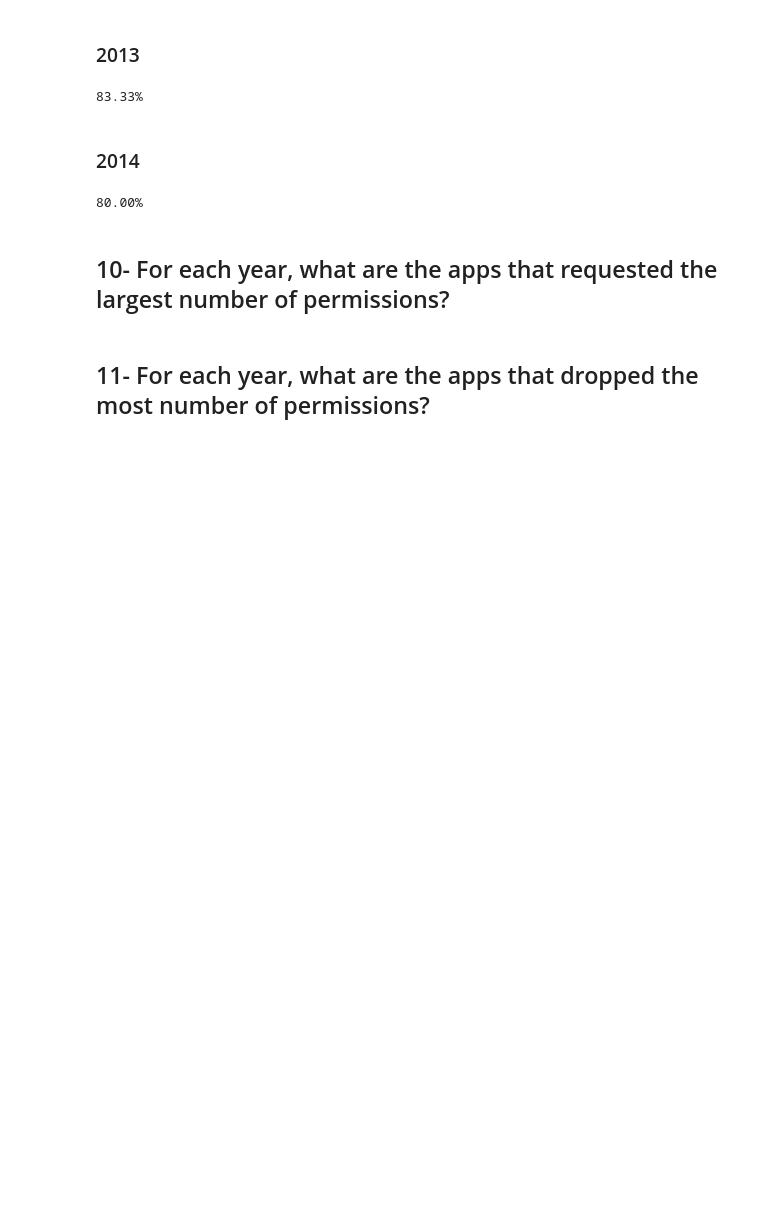
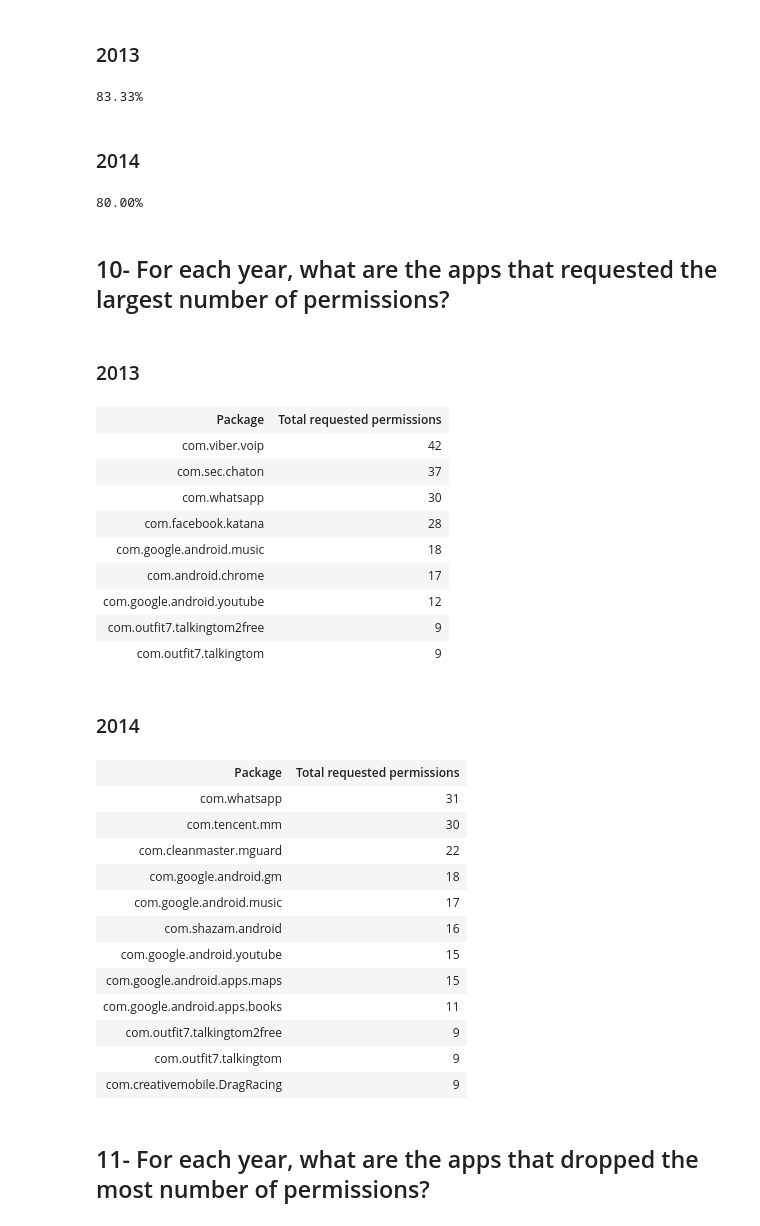
Before and after one commit to sieveable/sieveable-mining, a Jupyter notebook: notebooks/manifest-analysis.ipynb, the cells around one changed output. Saved outputs shown, nothing was run; the diff lists cells and outputs as text; code cells hidden in the pictures; blank space fills up the shorter version.

```diff
--- a/notebooks/manifest-analysis.ipynb
+++ b/notebooks/manifest-analysis.ipynb
@@ -647,5 +647,51 @@ for year in all_apps_grouped.groups.keys():
 80.00%
 # %% [markdown]
 ## 10- For each year, what are the apps that requested the largest number of permissions?
+# %%
+for year in all_apps_grouped.groups.keys():
+    display(HTML('<h3>' + str(year) + '</h3>'))
+    year_df = all_apps_grouped.get_group(year)
+    # Get the 10 largest total number of used permissions
+    per_counts = year_df['sys_permissions_count'].unique()
+    last_10 = np.sort(per_counts)[-10:]
+    apps_with_last_10 = year_df[year_df.sys_permissions_count.isin(last_10)]
+    apps_with_last_10 = apps_with_last_10.sort_values(by=['packageName', 'sys_permissions_count'], ascending=False)
+    apps_with_last_10 = apps_with_last_10.drop_duplicates('packageName', keep='first')
+    apps_with_last_10 = apps_with_last_10.sort_values(by=['sys_permissions_count'], ascending=False)
+    ## Add Google Play Link
+    apps_with_last_10['GooglePlay'] = apps_with_last_10['packageName'].apply(
+        lambda x: '<a href="https://play.google.com/store/apps/details?id={0}" target="_blank">{0}</a>'.format(x))
+    # Create HTML table.
+    # DataFrame.to_html does not work when the <a> has multiple attributes e.g. (href="" tagrget="_blank")
+    html_contnt = '<table><tr><th>Package</th><th>Total requested permissions</th></tr>'
+    for idx, row in apps_with_last_10.loc[:, ['packageName', 'sys_permissions_count', 'GooglePlay']].iterrows():
+        html_contnt += '<tr><td>' + row['GooglePlay'] + '</td><td>' + str(row['sys_permissions_count']) + '</td></tr>'
+    display(HTML(html_contnt + '</table>'))
+# %% [output]
+2013
+| Package | Total requested permissions |
+| com.viber.voip | 42 |
+| com.sec.chaton | 37 |
+| com.whatsapp | 30 |
+| com.facebook.katana | 28 |
+| com.google.android.music | 18 |
+| com.android.chrome | 17 |
+| com.google.android.youtube | 12 |
+| com.outfit7.talkingtom2free | 9 |
+| com.outfit7.talkingtom | 9 |
+2014
+| Package | Total requested permissions |
+| com.whatsapp | 31 |
+| com.tencent.mm | 30 |
+| com.cleanmaster.mguard | 22 |
+| com.google.android.gm | 18 |
+| com.google.android.music | 17 |
+| com.shazam.android | 16 |
+| com.google.android.youtube | 15 |
+| com.google.android.apps.maps | 15 |
+| com.google.android.apps.books | 11 |
+| com.outfit7.talkingtom2free | 9 |
+| com.outfit7.talkingtom | 9 |
+| com.creativemobile.DragRacing | 9 |
 # %% [markdown]
 ## 11- For each year, what are the apps that dropped the most number of permissions?
```
Also changed, not shown: parts of 3 cells of this notebook.
